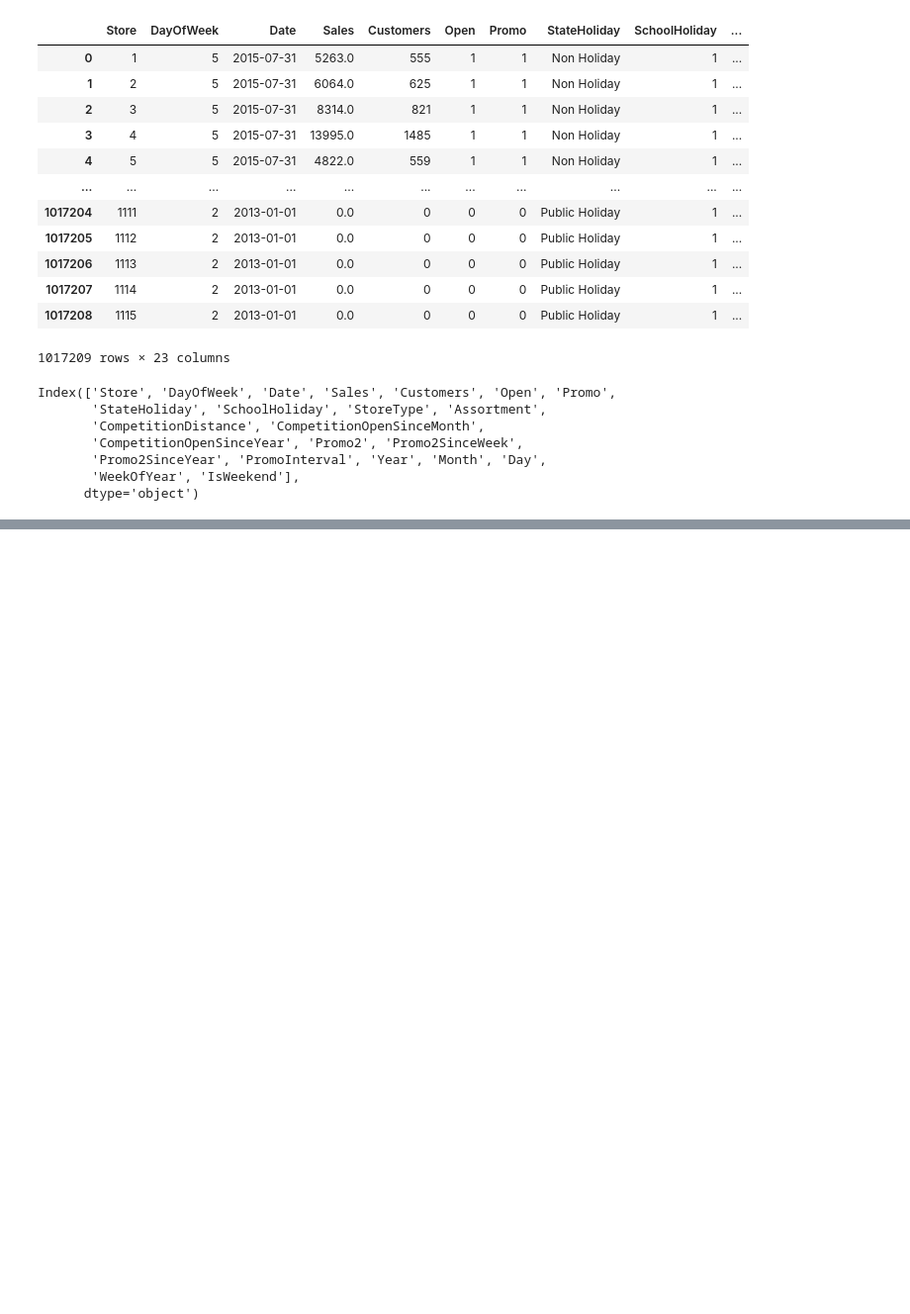
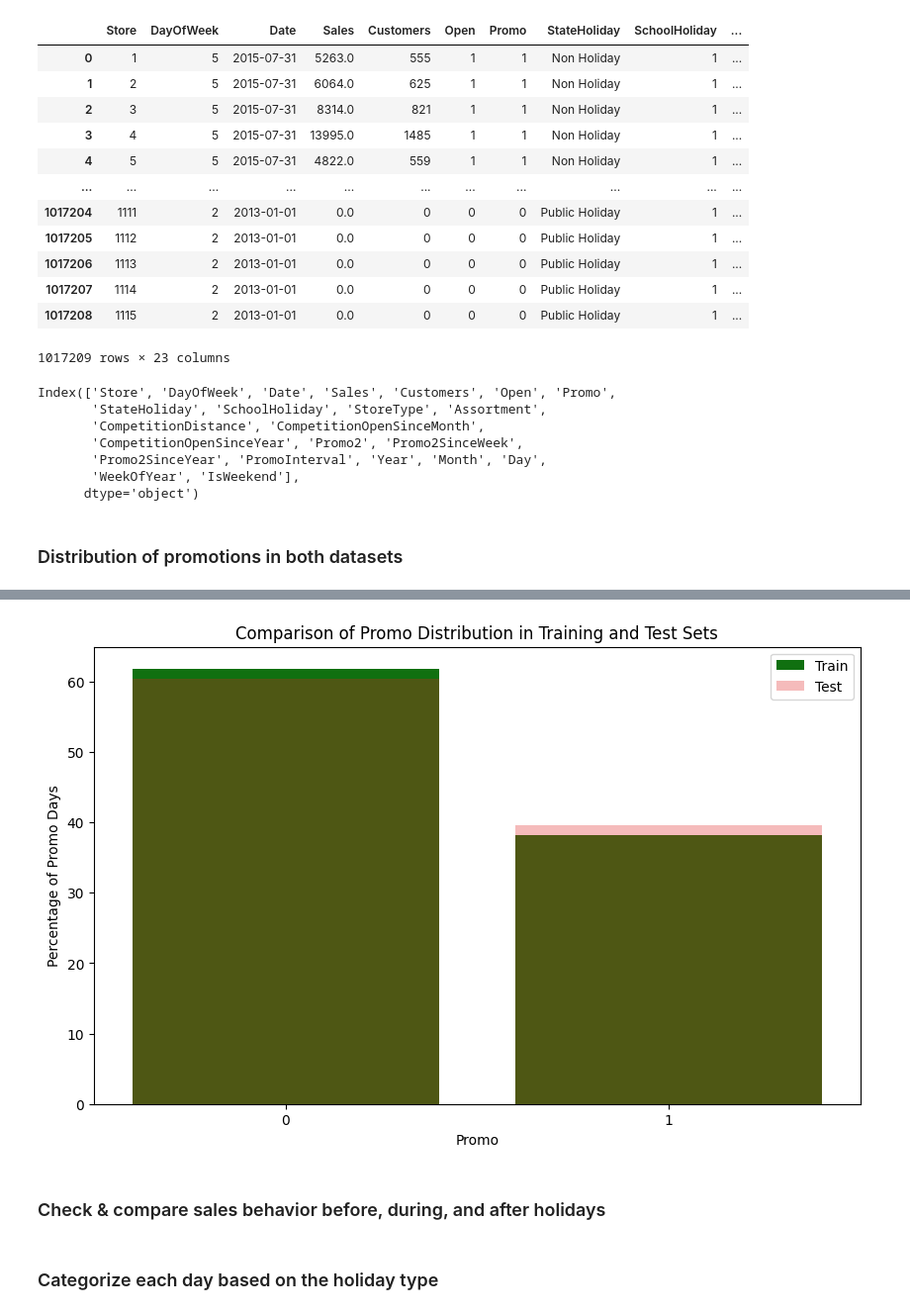
Before and after one commit to hanaDemma/Pharmaceuticals-finance-data-Analysis-week-4, a Jupyter notebook: notebooks/exploratory_analysis.ipynb, the cells around one changed output, grey strips where cells are left out. Shown: that part at 99% size. Saved outputs shown, nothing was run; the diff lists cells and outputs as text; code cells hidden in the pictures; blank space fills up the shorter version.

Commit message:
promo distribution

```diff
--- a/notebooks/exploratory_analysis.ipynb
+++ b/notebooks/exploratory_analysis.ipynb
@@ -516,3 +516,5 @@ Index(['Store', 'DayOfWeek', 'Date', 'Sales', 'Customers', 'Open', 'Promo',
        'Promo2SinceYear', 'PromoInterval', 'Year', 'Month', 'Day',
        'WeekOfYear', 'IsWeekend'],
       dtype='object')
+# %% [markdown]
+### Distribution of promotions in both datasets
@@ -518,0 +523,3 @@ Index(['Store', 'DayOfWeek', 'Date', 'Sales', 'Customers', 'Open', 'Promo',
+# %%
+distribution_promotions_in_both_datasets(merged_train_data_store,merged_test_data_store)
+# %% [output]
@@ -518,0 +536,5 @@ Index(['Store', 'DayOfWeek', 'Date', 'Sales', 'Customers', 'Open', 'Promo',
+[figure, added]
+# %% [markdown]
+### Check & compare sales behavior before, during, and after holidays
+# %% [markdown]
+### Categorize each day based on the holiday type
```
Also changed, not shown: parts of 23 cells of this notebook, 1 other file.
